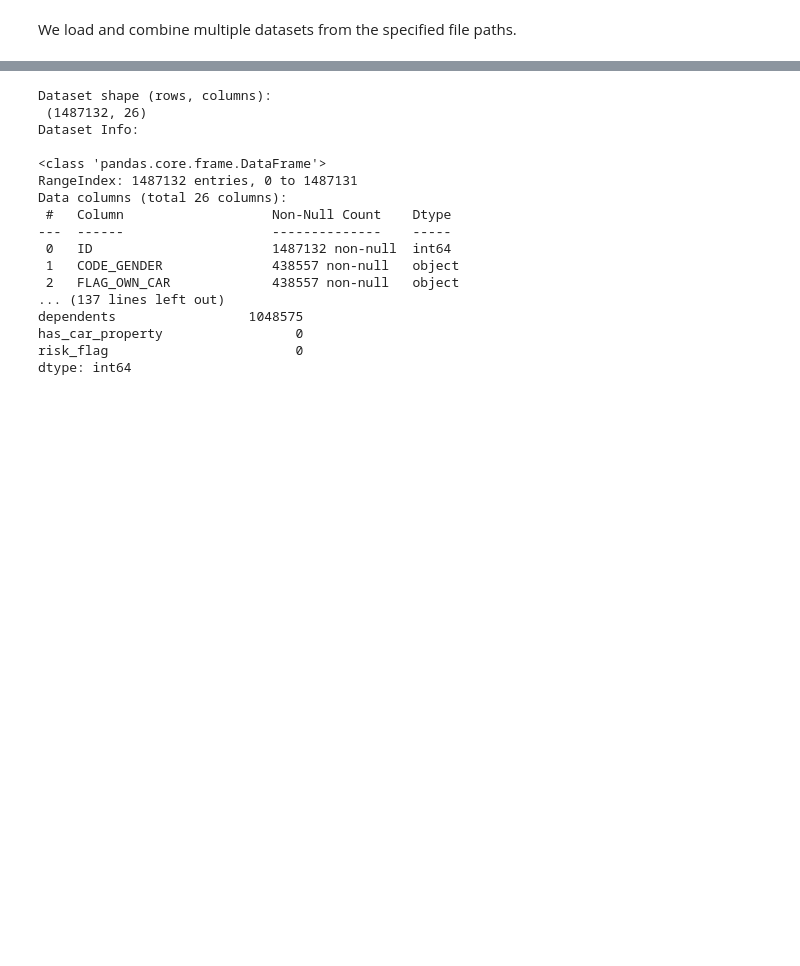
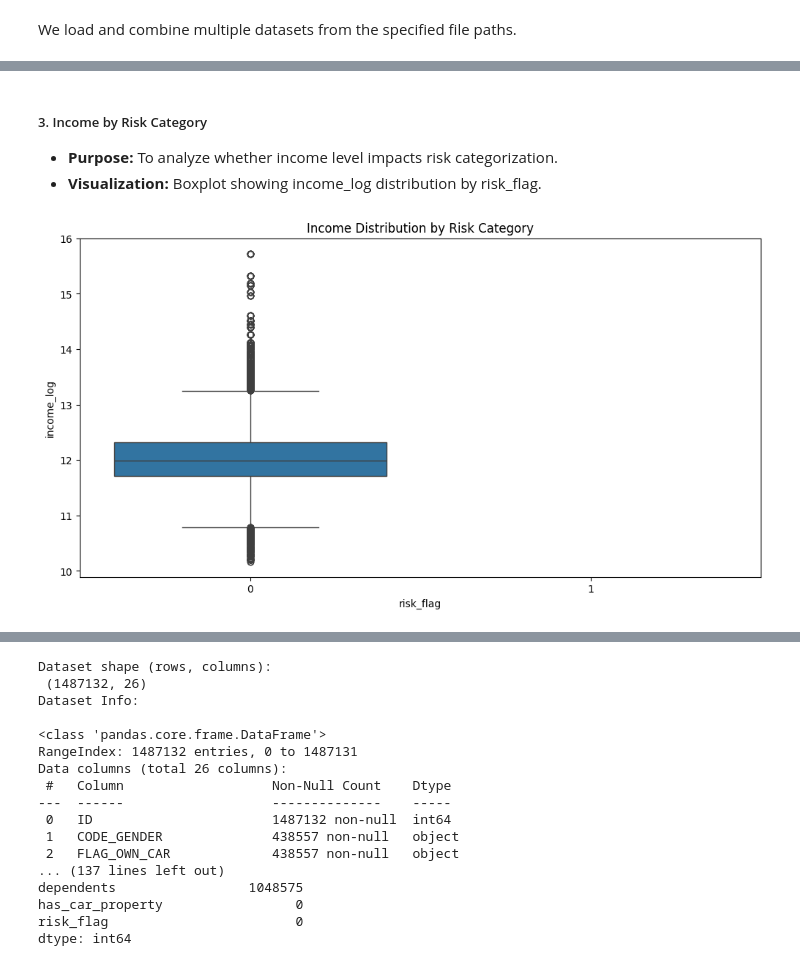
Before and after one commit to ghsaberr/risk-scoring-underwriting, a Jupyter notebook: risk-scoring-underwriting.ipynb, the cells around one changed output, grey strips where cells are left out. Cells and saved outputs as stored; diff of their text form; code cells hidden in the pictures; blank space fills up the shorter version.

Commit message:
Visualization

```diff
--- a/risk-scoring-underwriting.ipynb
+++ b/risk-scoring-underwriting.ipynb
@@ -112,0 +149,11 @@ df['has_car_property'] = ((df['FLAG_OWN_CAR'] == 'Y') | (df['FLAG_OWN_REALTY'] =
+# %% [markdown]
+##### 3. Income by Risk Category
+- **Purpose:** To analyze whether income level impacts risk categorization.
+- **Visualization:** Boxplot showing income_log distribution by risk_flag.
+# %%
+plt.figure(figsize=(12, 6))
+sns.boxplot(x=df['risk_flag'], y=df['income_log'])
+plt.title("Income Distribution by Risk Category")
+plt.show()
+# %% [output]
+[figure, added]
```
Also changed, not shown: parts of 7 cells of this notebook.
